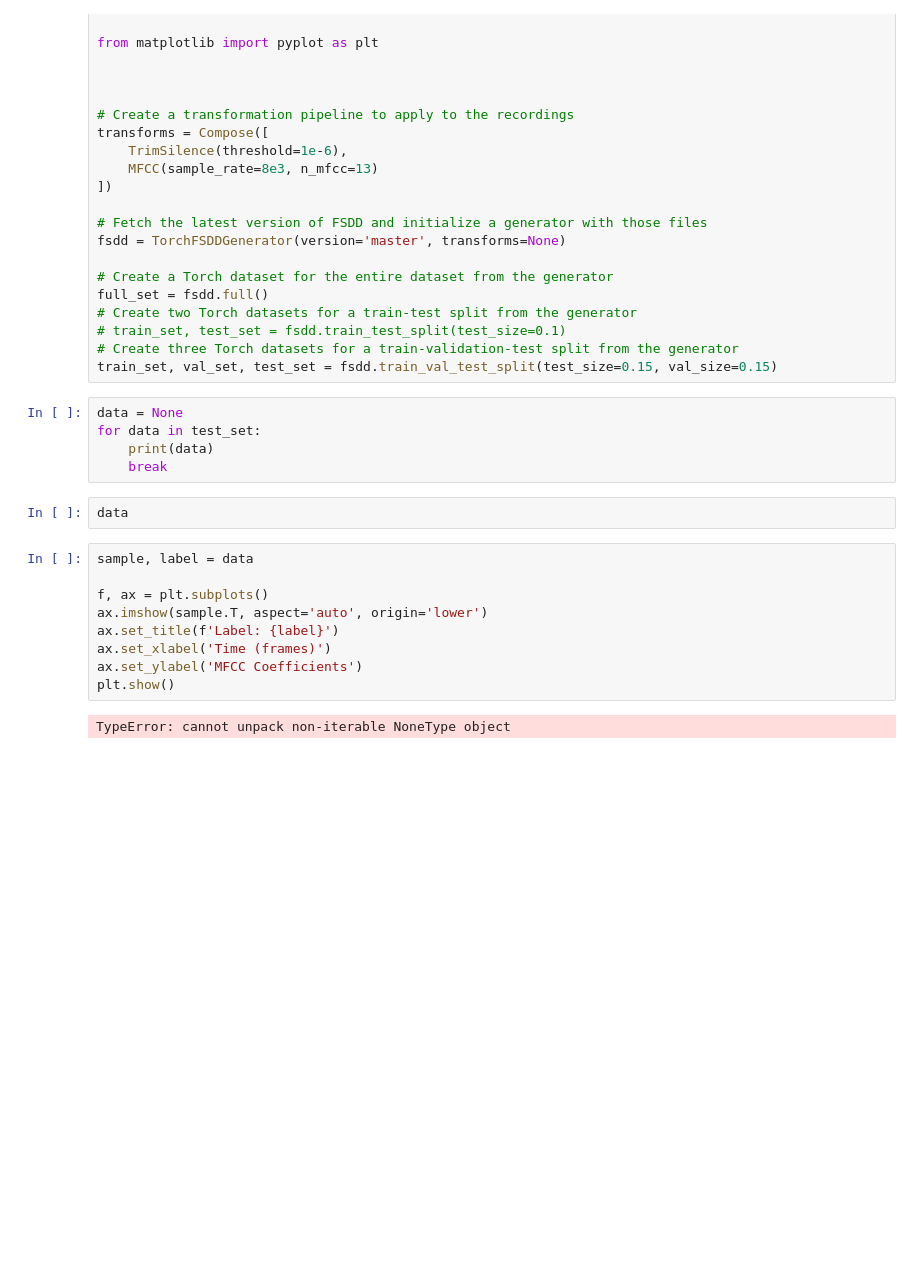
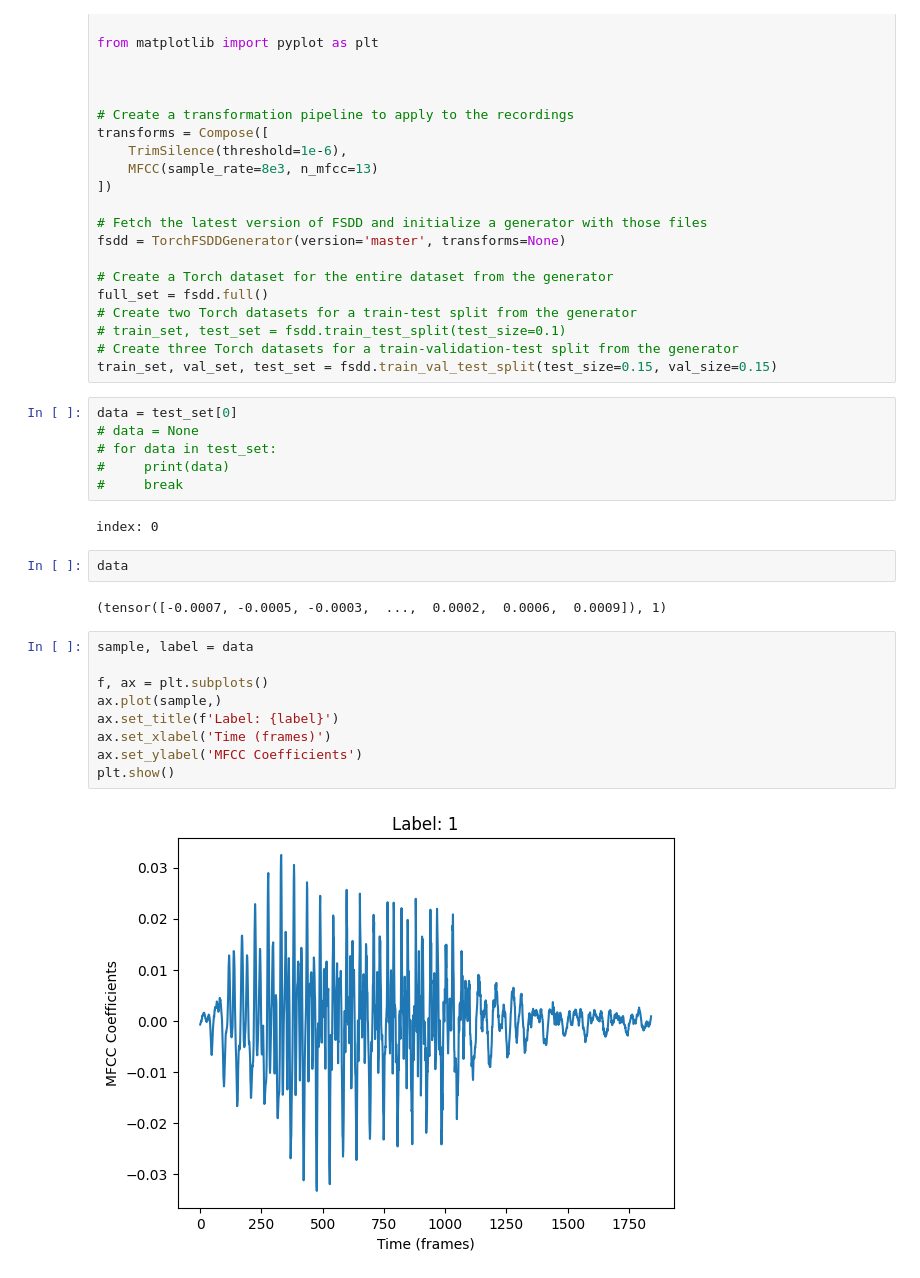
Before and after one commit to chanokin/audio_digit_classifier, a Jupyter notebook: notebooks/explore_data.ipynb, the cells around one changed output. Cells and saved outputs as stored; diff of their text form; blank space fills up the shorter version.

Commit message:
can load data

```diff
--- a/notebooks/explore_data.ipynb
+++ b/notebooks/explore_data.ipynb
@@ -23,20 +23,25 @@ full_set = fsdd.full()
 # Create three Torch datasets for a train-validation-test split from the generator
 train_set, val_set, test_set = fsdd.train_val_test_split(test_size=0.15, val_size=0.15)
 # %%
-data = None
-for data in test_set:
-    print(data)
-    break
+data = test_set[0]
+# data = None
+# for data in test_set:
+#     print(data)
+#     break
+# %% [output]
+index: 0
 # %%
 data
+# %% [output]
+(tensor([-0.0007, -0.0005, -0.0003,  ...,  0.0002,  0.0006,  0.0009]), 1)
 # %%
 sample, label = data
 
 f, ax = plt.subplots()
-ax.imshow(sample.T, aspect='auto', origin='lower')
+ax.plot(sample,)
 ax.set_title(f'Label: {label}')
 ax.set_xlabel('Time (frames)')
 ax.set_ylabel('MFCC Coefficients')
 plt.show()
 # %% [output]
-TypeError: cannot unpack non-iterable NoneType object
+[figure, added]
```
